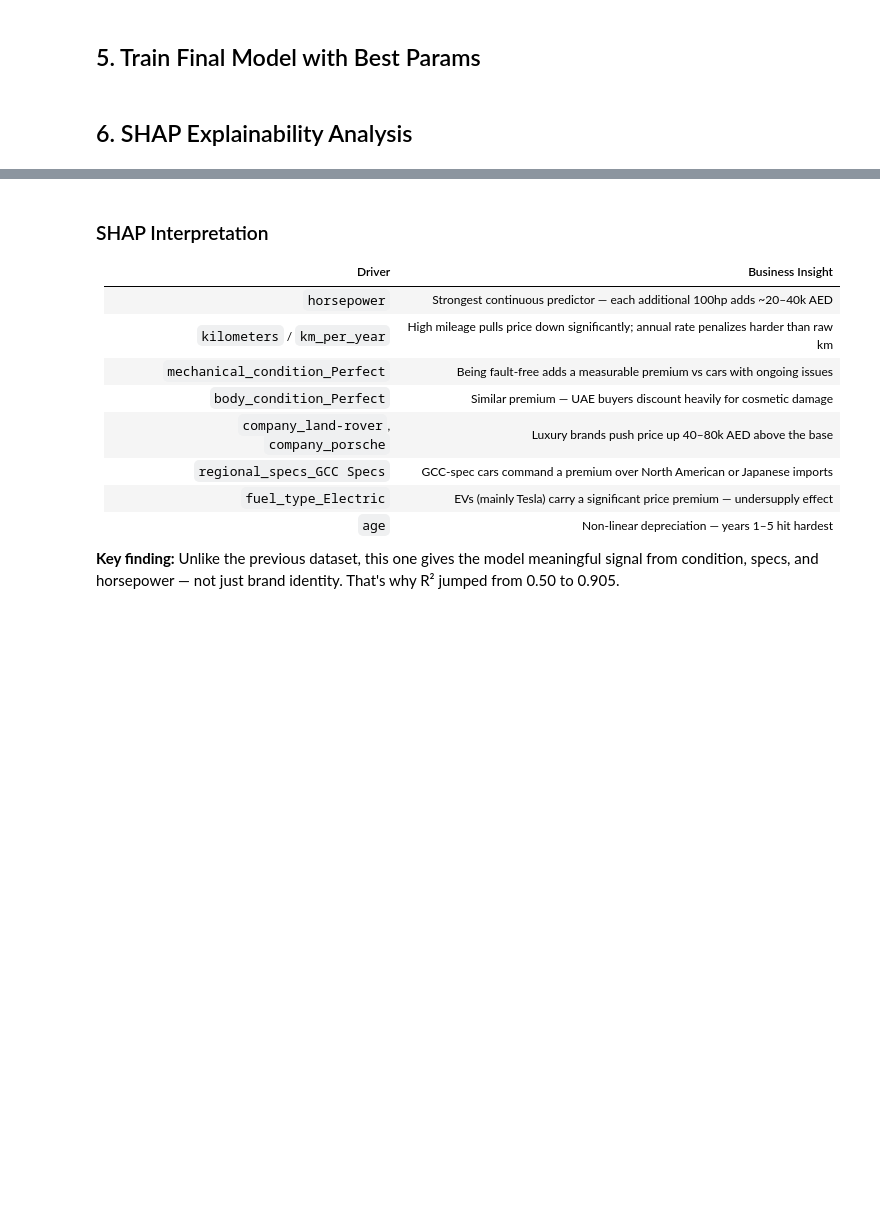
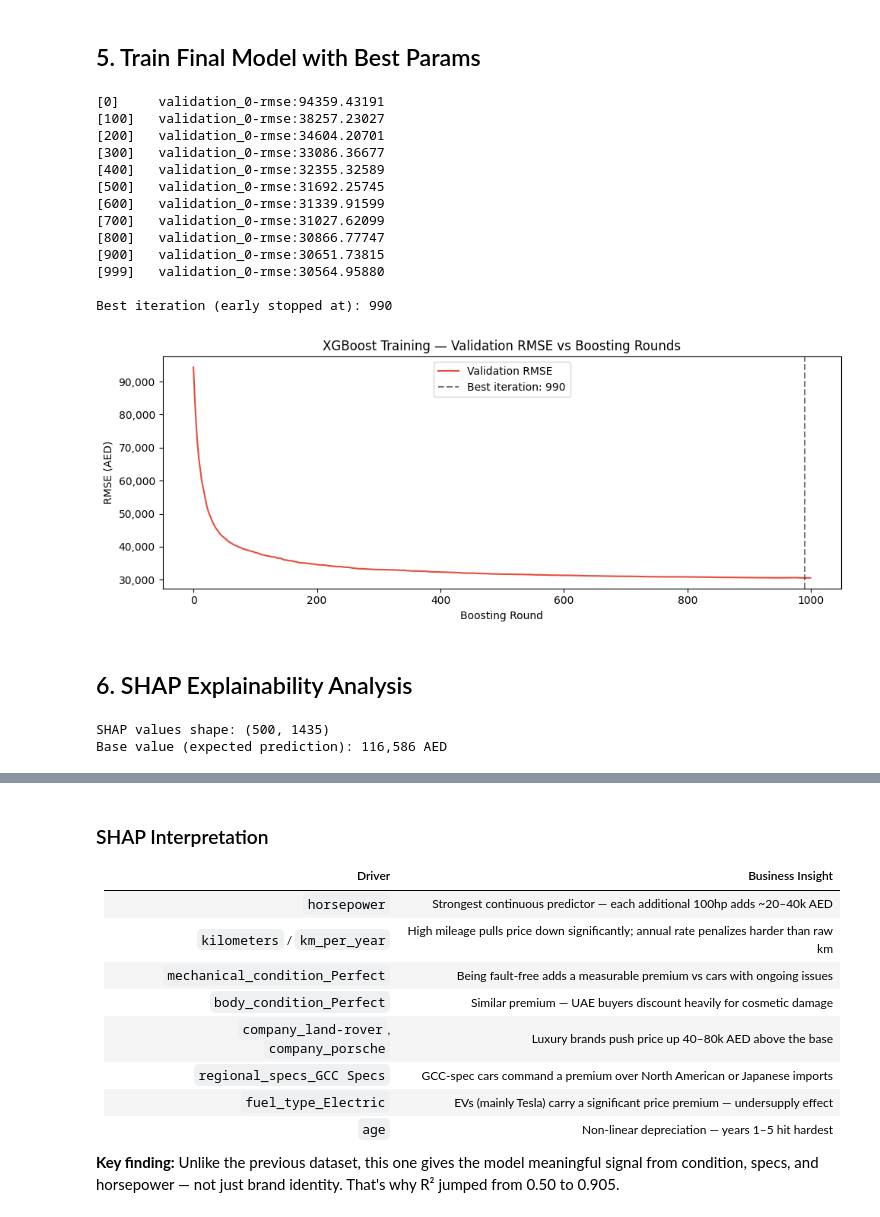
Before and after one commit to WafeeqAthaaullah/uae-car-price-predictor, a Jupyter notebook: notebooks/03_xgboost.ipynb, the cells around one changed output, grey strips where cells are left out. Cells and saved outputs as stored; diff of their text form; code cells hidden in the pictures; blank space fills up the shorter version.

```diff
--- a/notebooks/03_xgboost.ipynb
+++ b/notebooks/03_xgboost.ipynb
@@ -20,7 +22,7 @@ print(f'XGBoost version: {xgb.__version__}')
 # %% [markdown]
 ## 1. Load Data
 # %%
-df = pd.read_csv('dubizzle_cleaned.csv')
+df = pd.read_csv('../data/dubizzle_cleaned.csv')
 print(f'Shape: {df.shape}')
 print(f'\nTarget distribution (price_in_aed):')
 print(df['price_in_aed'].describe())
@@ -134,40 +182,55 @@ print(f'\nBest params: {best_params}')
 best_params = {
     'n_estimators':     1000,
     'learning_rate':    0.1,
-    'max_depth':        6,
-    'subsample':        1.0,
-    'colsample_bytree': 0.7
+    'max_depth':        4,
+    'subsample':        0.80,
+    'colsample_bytree': 0.80
 }
 
 final_model = xgb.XGBRegressor(
     objective='reg:squarederror',
     random_state=42,
     n_jobs=-1,
-    early_stopping_rounds=50,
+    early_stopping_rounds=100,
     **best_params
 )
 
 final_model.fit(
     X_train, y_train,
     eval_set=[(X_val, y_val)],
     verbose=100
 )
 
 print(f'\nBest iteration (early stopped at): {final_model.best_iteration}')
 
 # Learning curve
 evals = final_model.evals_result()
 fig, ax = plt.subplots(figsize=(10, 4))
 ax.plot(evals['validation_0']['rmse'], label='Validation RMSE', color='#e74c3c')
 ax.axvline(x=final_model.best_iteration, color='#2c3e50', linestyle='--', alpha=0.7,
            label=f'Best iteration: {final_model.best_iteration}')
 ax.set_xlabel('Boosting Round')
 ax.set_ylabel('RMSE (AED)')
 ax.set_title('XGBoost Training — Validation RMSE vs Boosting Rounds')
 ax.legend()
 ax.yaxis.set_major_formatter(plt.FuncFormatter(lambda x, _: f'{x:,.0f}'))
 plt.tight_layout()
 plt.show()
+# %% [output]
+[0]     validation_0-rmse:94359.43191
+[100]   validation_0-rmse:38257.23027
+[200]   validation_0-rmse:34604.20701
+[300]   validation_0-rmse:33086.36677
+[400]   validation_0-rmse:32355.32589
+[500]   validation_0-rmse:31692.25745
+[600]   validation_0-rmse:31339.91599
+[700]   validation_0-rmse:31027.62099
+[800]   validation_0-rmse:30866.77747
+[900]   validation_0-rmse:30651.73815
+[999]   validation_0-rmse:30564.95880
+
+Best iteration (early stopped at): 990
+[figure, added]
 # %% [markdown]
 ## 6. SHAP Explainability Analysis
 # %%
@@ -179,6 +242,9 @@ shap_values = explainer.shap_values(X_shap)
 
 print(f'SHAP values shape: {shap_values.shape}')
 print(f'Base value (expected prediction): {explainer.expected_value:,.0f} AED')
+# %% [output]
+SHAP values shape: (500, 1435)
+Base value (expected prediction): 116,586 AED
 # %%
 # Bar plot — mean |SHAP| per feature
 plt.figure(figsize=(12, 8))
```
Also changed, not shown: parts of 11 cells of this notebook, 3 other files.
